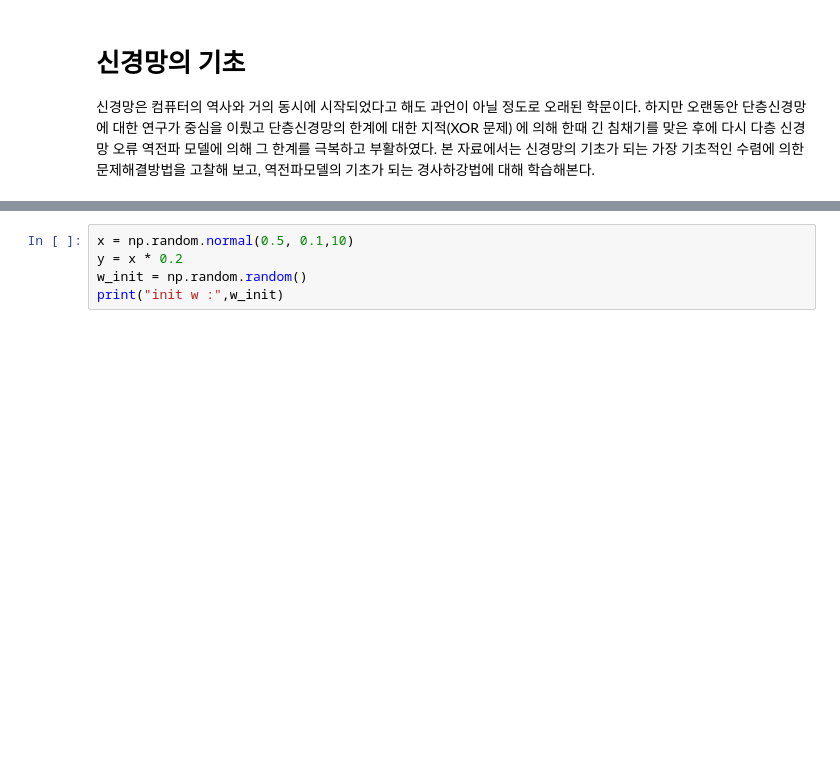
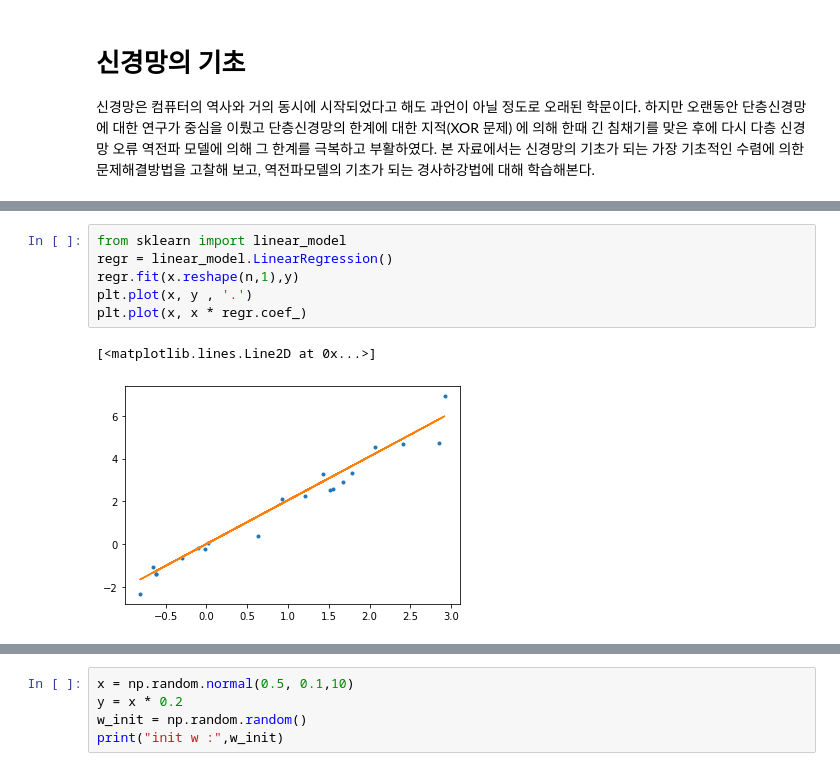
Before and after one commit to decoz/mlclass, a Jupyter notebook: ch0_neural_basic.ipynb, the cells around one changed output, grey strips where cells are left out. Cells and saved outputs as stored; diff of their text form; blank space fills up the shorter version.

```diff
--- a/ch0_neural_basic.ipynb
+++ b/ch0_neural_basic.ipynb
@@ -8,0 +38,9 @@ import  matplotlib.pyplot as plt
+# %%
+from sklearn import linear_model
+regr = linear_model.LinearRegression()
+regr.fit(x.reshape(n,1),y)
+plt.plot(x, y , '.')
+plt.plot(x, x * regr.coef_)
+# %% [output]
+[<matplotlib.lines.Line2D at 0x...>]
+[figure, added]
```
Also changed, not shown: parts of 11 cells of this notebook.
